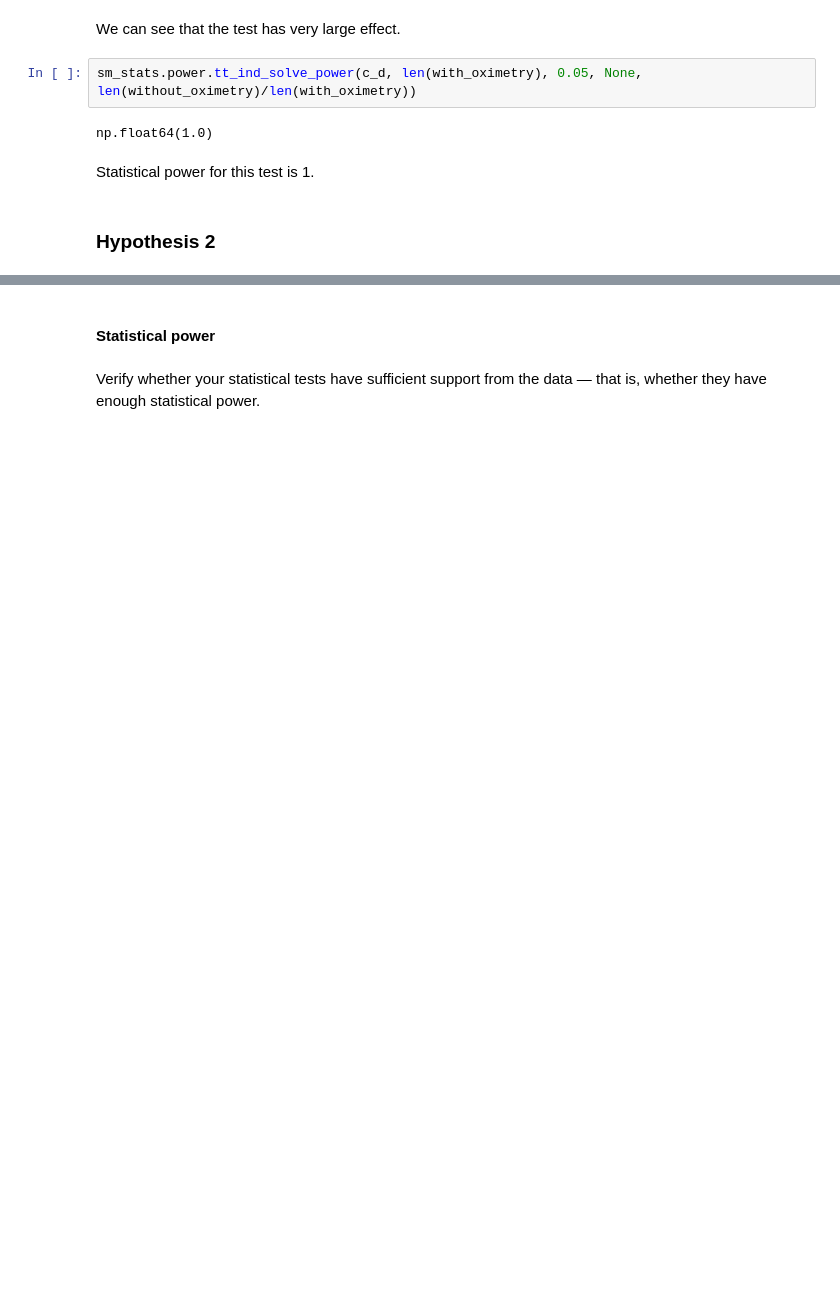
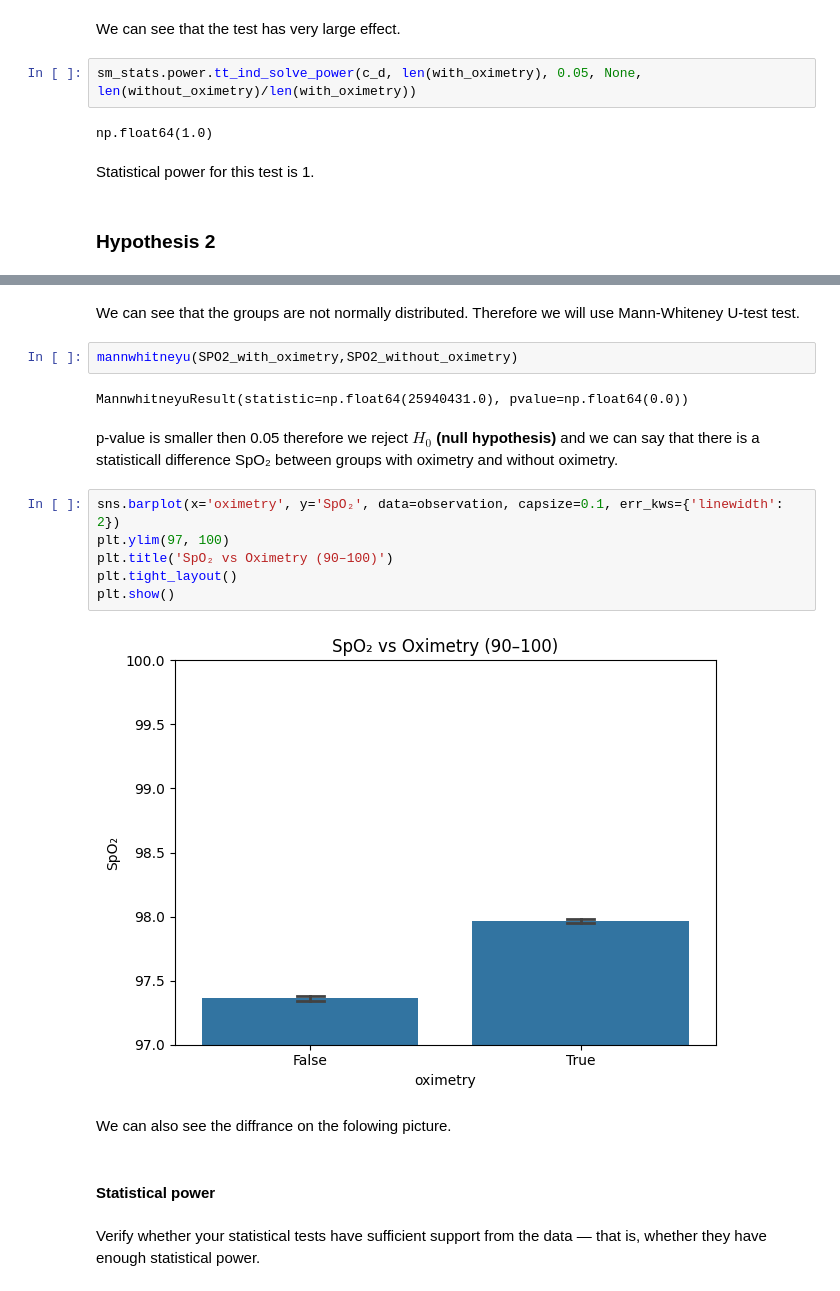
Before and after one commit to kurcinamarian/IAU, a Jupyter notebook: Project.ipynb, the cells around one changed output, grey strips where cells are left out. Cells and saved outputs as stored; diff of their text form; blank space fills up the shorter version.

```diff
--- a/Project.ipynb
+++ b/Project.ipynb
@@ -1505,3 +1565,21 @@ Comment
+# %% [markdown]
+We can see that the groups are not normally distributed. Therefore we will use Mann-Whiteney U-test test.
+# %%
+mannwhitneyu(SPO2_with_oximetry,SPO2_without_oximetry)
+# %% [output]
+MannwhitneyuResult(statistic=np.float64(25940431.0), pvalue=np.float64(0.0))
+# %% [markdown]
+p-value is smaller then 0.05 therefore we reject **$H_0$ (null hypothesis)** and we can say that there is a statisticall difference SpO₂ between groups with oximetry and without oximetry.
+# %%
+sns.barplot(x='oximetry', y='SpO₂', data=observation, capsize=0.1, err_kws={'linewidth': 2})
+plt.ylim(97, 100)
+plt.title('SpO₂ vs Oximetry (90–100)')
+plt.tight_layout()
+plt.show()
+# %% [output]
+[figure, added]
+# %% [markdown]
+We can also see the diffrance on the folowing picture.
 # %% [markdown]
 <a id="statistical-power-2"></a>
 #### Statistical power
```
Also changed, not shown: parts of 29 cells of this notebook.
